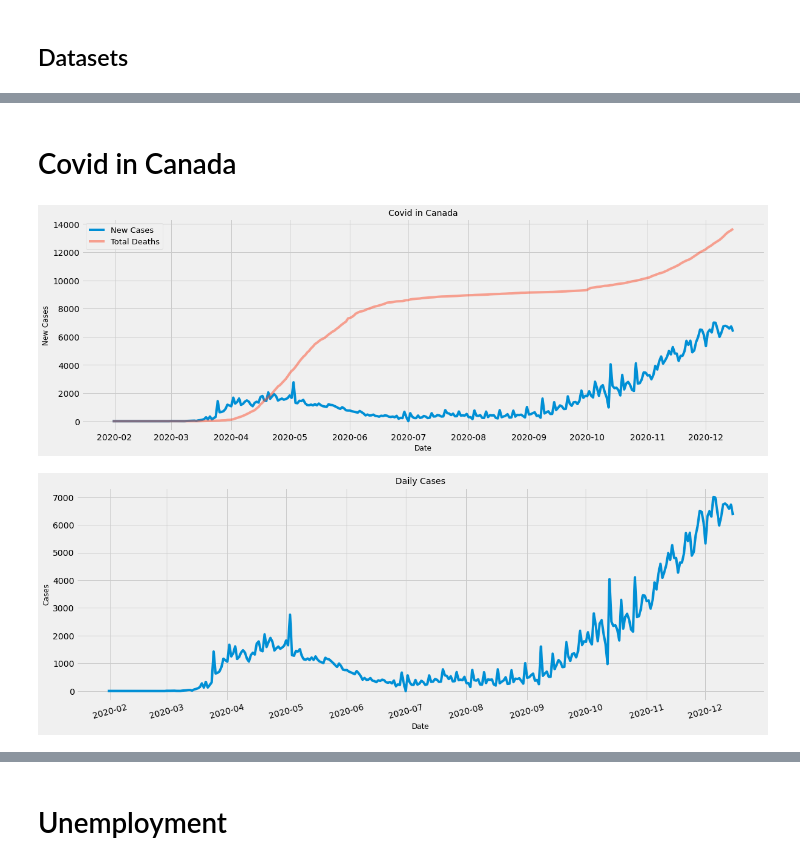
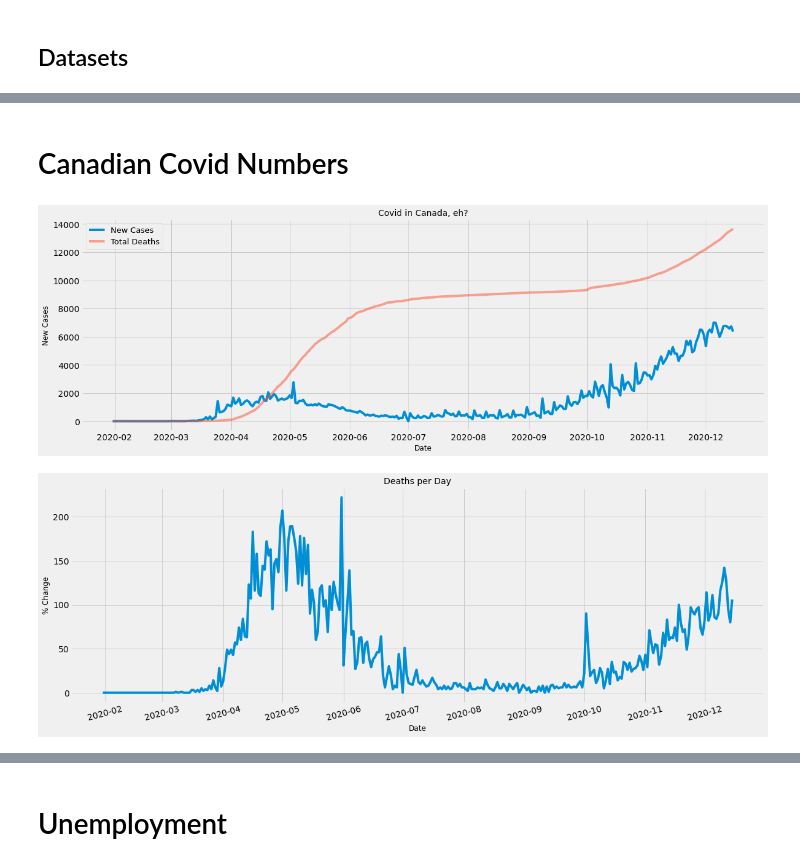
Before and after one commit to dataseal-team-6/sasha_working, a Jupyter notebook: presentation.ipynb, the cells around one changed output, grey strips where cells are left out. Saved outputs shown, nothing was run; the diff lists cells and outputs as text; code cells hidden in the pictures.

```diff
--- a/presentation.ipynb
+++ b/presentation.ipynb
@@ -104,12 +101,14 @@ covid = pd.read_csv('data/covid_data.csv')
 covid = covid.loc[covid.prname == 'Canada']
 covid = covid.reset_index(drop=True)
 covid['date'] = pd.to_datetime(covid.date)
+covid.index = covid['date']
+# covid.drop('date')
 covid['delta'] = covid.numconf.shift(periods=1)
 covid['delta'] =  covid.numconf - covid.delta
 covid['delta'].iat[0] = 4 # hard code first val
 covid['delta_death'] = covid['numdeaths'].diff()
 covid['delta_death'].iat[0] = 0
-col = [ 'date', 'numconf','numdeaths','delta', 'delta_death']
+col = [ 'numconf','numdeaths','delta', 'delta_death']
 covid = covid[col]
 covid.head()
 # %% [output]
@@ -126,11 +130,11 @@ covid.head()
 # %% [markdown]
-# Covid in Canada
+# Canadian Covid Numbers
 # %%
 # daily covid change, Canada
 fig, ax = plt.subplots(nrows=1, figsize = (18,6))
-ax.plot(covid['date'], covid['delta'], label='New Cases')
-ax.plot(covid['date'], covid['numdeaths'], label='Total Deaths', alpha=0.5)
-plt.title('Covid in Canada', fontsize = 14)
+ax.plot(covid['delta'], label='New Cases')
+ax.plot(covid['numdeaths'], label='Total Deaths', alpha=0.5)
+plt.title('Covid in Canada, eh?', fontsize = 14)
 plt.xlabel('Date', fontsize = 12)
 plt.ylabel('New Cases', fontsize = 12)
 plt.xticks(rotation=0)
@@ -143,14 +147,14 @@ plt.show()
 # 11 March, Pandemic Dec
 # 31 May, 222 covid deaths (highest daily)
 # %% [output]
-[figure, old version]
+[figure, new version]
 # %%
 fig, ax = plt.subplots(nrows=1, figsize = (18,6))
-ax.plot(covid['date'], covid['delta'])
-plt.title('Daily Cases', fontsize = 14)
+ax.plot(covid['delta_death'])
+plt.title('Deaths per Day', fontsize = 14)
 plt.xlabel('Date', fontsize = 12)
-plt.ylabel('Cases', fontsize = 12)
+plt.ylabel('% Change', fontsize = 12)
 plt.xticks(rotation=15)
 plt.show()
 # %% [output]
-[figure, old version]
+[figure, new version]
```
Also changed, not shown: parts of 24 cells of this notebook.
